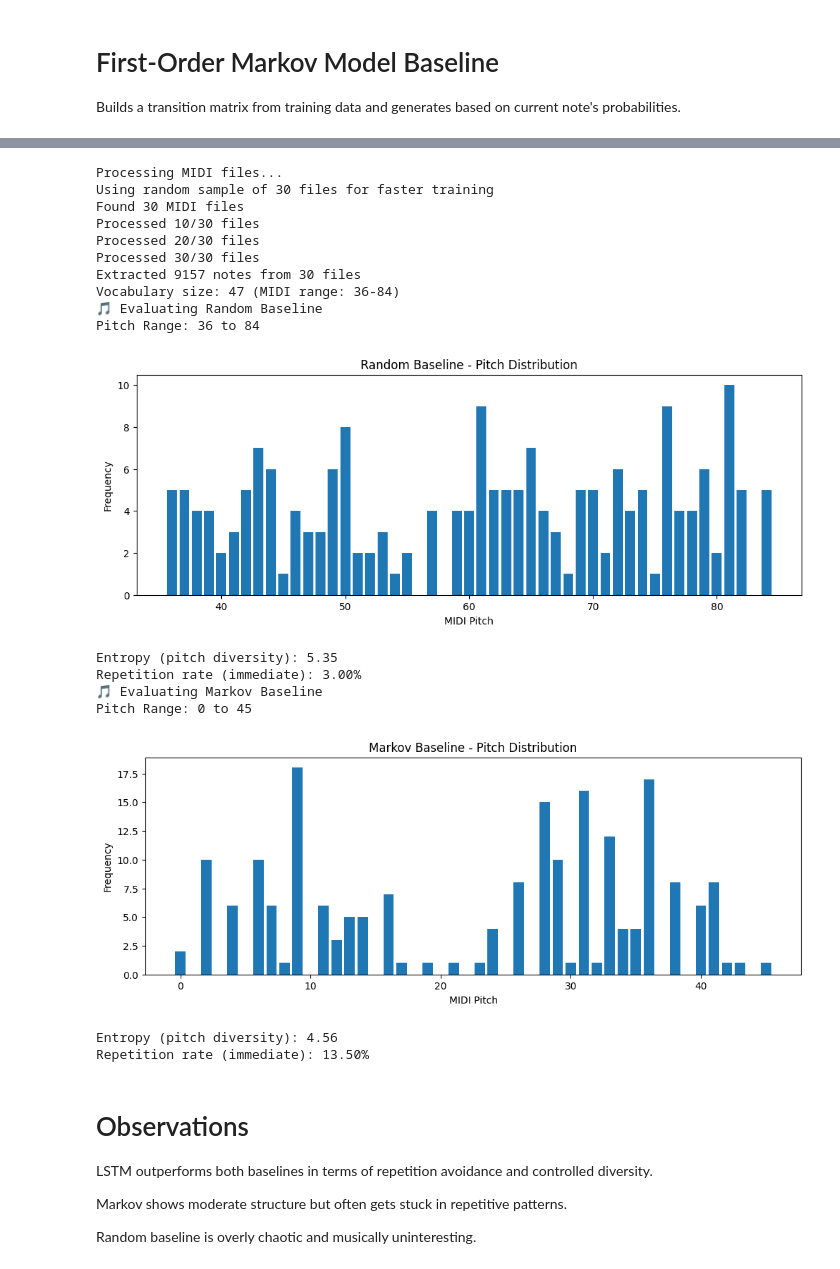
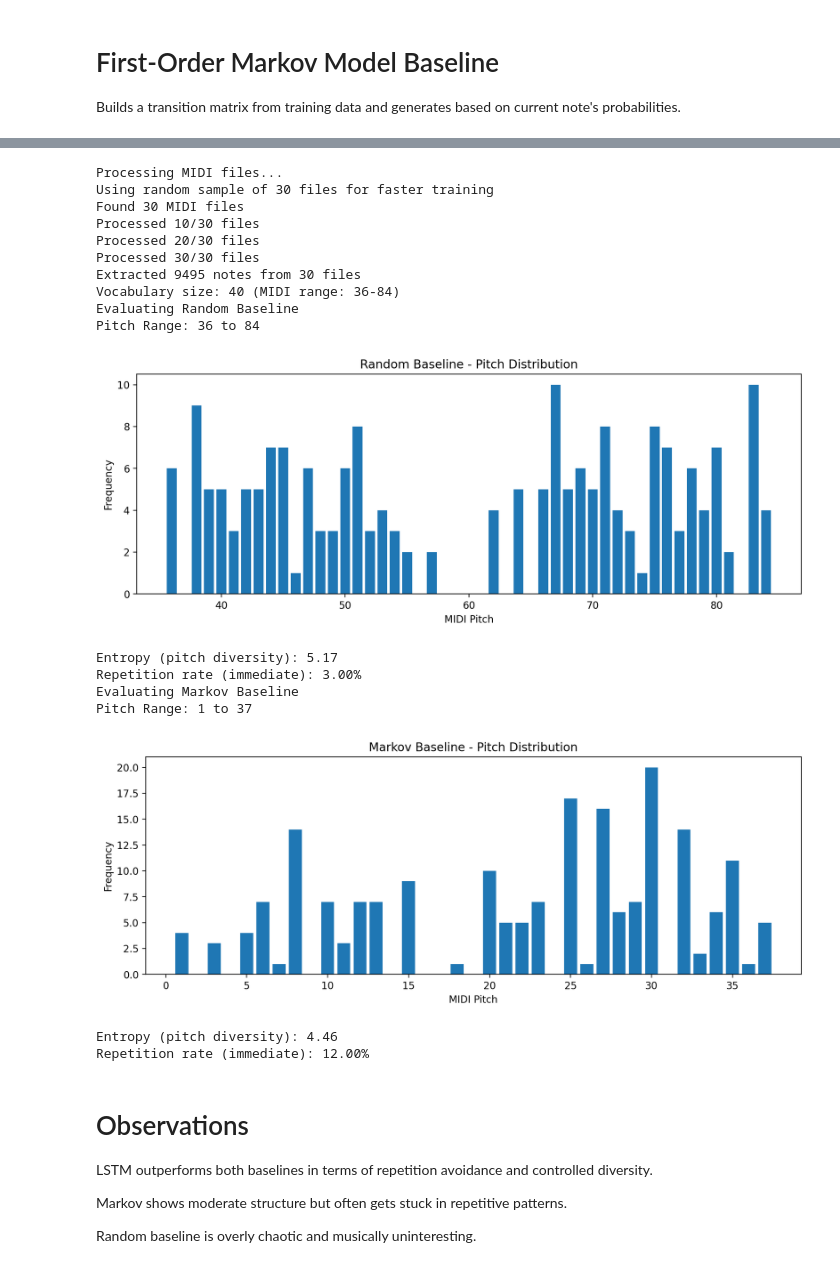
Before and after one commit to chawlaishita13/nottingham, a Jupyter notebook: workbook_final.ipynb, the cells around one changed output, grey strips where cells are left out. Saved outputs shown, nothing was run; the diff lists cells and outputs as text; code cells hidden in the pictures.

```diff
--- a/workbook_final.ipynb
+++ b/workbook_final.ipynb
@@ -456,7 +496,7 @@ class LightweightMidiLSTM:
         print("Music generation completed!")
         return generated_notes
 
-    def notes_to_midi(self, notes, output_file='generated_music.mid', tempo=120):
+    def notes_to_midi(self, notes, output_file='generated_music3.mid', tempo=120):
         """Convert notes to MIDI file"""
         midi = pretty_midi.PrettyMIDI(initial_tempo=tempo)
 
@@ -509,7 +549,7 @@ def main():
     )
     print("\n1. PREPROCESSING...")
     notes = midi_lstm.preprocess_midi_files(
-        "nottingham-dataset/MIDI",
+        "nottingham-dataset/MIDI_cleaned",
         max_files=30
     )
 
@@ -527,7 +567,7 @@ def main():
         validation_split=0.15
     )
 
-    midi_lstm.model.save('lightweight_midi_lstm.h5')
+    midi_lstm.model.save('lightweight_midi_lstm3.h5')
     midi_lstm.save_model_data()
 
     print("\n3. GENERATING MUSIC...")
@@ -539,7 +579,7 @@ def main():
 
     midi_lstm.notes_to_midi(
         generated_notes_90sec,
-        'symbolic_unconditioned2.mid',
+        'symbolic_unconditioned3.mid',
         tempo=120
     )
 
@@ -550,18 +590,18 @@ def main():
 
     midi_lstm.notes_to_midi(
         generated_notes_short,
-        'generated_music_short2.mid',
+        'generated_music_short3.mid',
         tempo=120
     )
 
-    print("\n✅ Lightweight music generation completed!")
+    print("\n Lightweight music generation completed!")
     print("📁 Files generated:")
-    print("   - symbolic_unconditioned.mid (for assignment submission)")
-    print("   - generated_music_short.mid (test sample)")
-    print("   - lightweight_midi_lstm.h5 (trained model)")
+    print("   - symbolic_unconditioned3.mid (for assignment submission)")
+    print("   - generated_music_short3.mid (test sample)")
+    print("   - lightweight_midi_lstm3.h5 (trained model)")
 
     # Display some statistics
-    print(f"\n📊 Statistics:")
+    print(f"\n Statistics:")
     print(f"   - Training samples: {len(X):,}")
     print(f"   - Vocabulary size: {midi_lstm.vocab_size}")
     print(f"   - Model parameters: {midi_lstm.model.count_params():,}")
@@ -851,7 +871,7 @@ midi_lstm.vocab_size = data["vocab_size"]
 
 midi_lstm.build_model()
 
-midi_lstm.model.load_weights("lightweight_midi_lstm.h5")
+midi_lstm.model.load_weights("lightweight_midi_lstm3.h5")
 
 print("Reinitialized LSTM model with saved weights and vocab.")
 # %% [output]
@@ -879,37 +899,37 @@ None
 # %%
 #Get data from training
-notes = midi_lstm.preprocess_midi_files("nottingham-dataset/MIDI", max_files=30)
+notes = midi_lstm.preprocess_midi_files("nottingham-dataset/MIDI_cleaned", max_files=30)
 filtered_notes = midi_lstm.create_vocabulary(notes)
 note_ints = [midi_lstm.note_to_int[n] for n in filtered_notes if n in midi_lstm.note_to_int]
 int_to_note = midi_lstm.int_to_note
 
 # Run baselines
 random_notes = generate_random_baseline(int_to_note, num_notes=200)
 markov_model = build_markov_model(note_ints)
 markov_notes = generate_markov_sequence(markov_model, int_to_note, start_note=note_ints[0], length=200)
 
 # Evaluate each
 evaluate_statistics(random_notes, title="Random Baseline")
 evaluate_statistics(markov_notes, title="Markov Baseline")
 # %% [output]
 Processing MIDI files...
 Using random sample of 30 files for faster training
 Found 30 MIDI files
 Processed 10/30 files
 Processed 20/30 files
 Processed 30/30 files
-Extracted 9157 notes from 30 files
-Vocabulary size: 47 (MIDI range: 36-84)
-🎵 Evaluating Random Baseline
+Extracted 9495 notes from 30 files
+Vocabulary size: 40 (MIDI range: 36-84)
+Evaluating Random Baseline
 Pitch Range: 36 to 84
-[figure, old version]
+[figure, new version]
-Entropy (pitch diversity): 5.35
+Entropy (pitch diversity): 5.17
 Repetition rate (immediate): 3.00%
-🎵 Evaluating Markov Baseline
-Pitch Range: 0 to 45
+Evaluating Markov Baseline
+Pitch Range: 1 to 37
-[figure, old version]
+[figure, new version]
-Entropy (pitch diversity): 4.56
-Repetition rate (immediate): 13.50%
+Entropy (pitch diversity): 4.46
+Repetition rate (immediate): 12.00%
 # %% [markdown]
 # Observations
 
```
Also changed, not shown: parts of 13 cells of this notebook, 1 other file.
